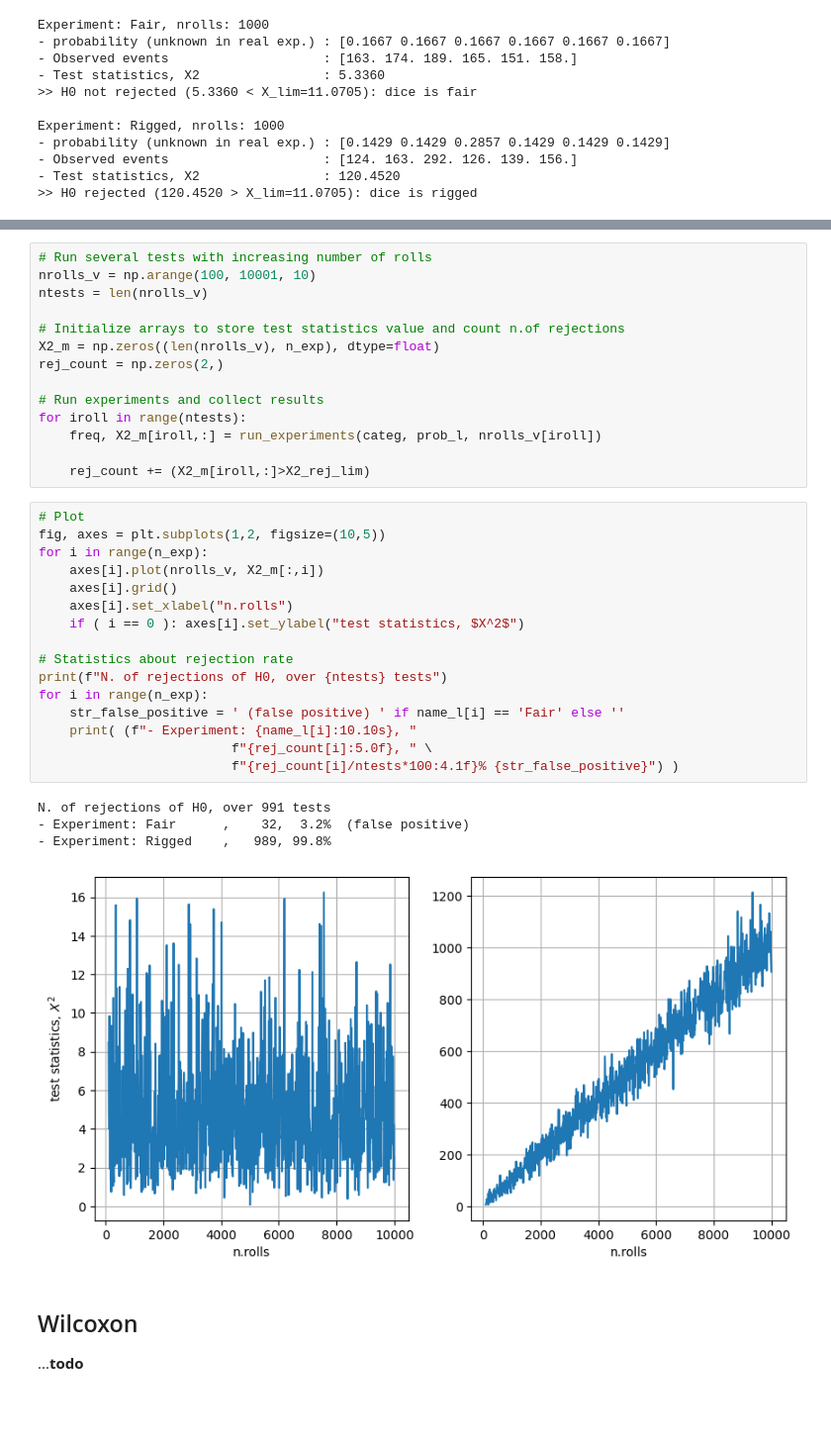
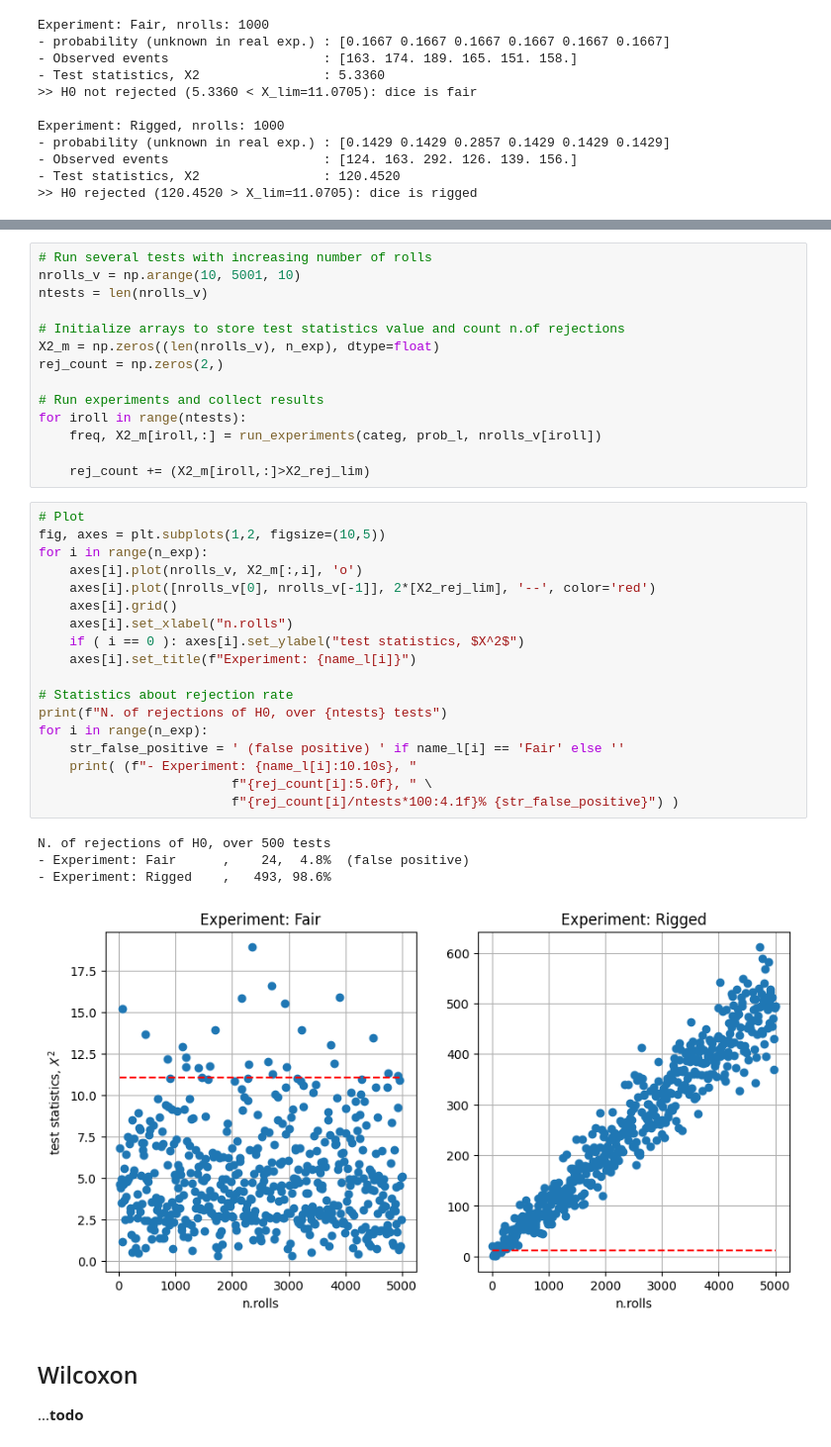
Before and after one commit to Basics2022/bbooks-programming-hs, a Jupyter notebook: _build/jupyter_execute/ch/statistics/hp-test-single.ipynb, the cells around one changed output, grey strips where cells are left out. Shown at 99% size. Cells and saved outputs as stored; diff of their text form; blank space fills up the shorter version.

Commit message:
Updates in hp-test single sample

```diff
--- a/_build/jupyter_execute/ch/statistics/hp-test-single.ipynb
+++ b/_build/jupyter_execute/ch/statistics/hp-test-single.ipynb
@@ -240,6 +271,6 @@ Experiment: Rigged, nrolls: 1000
 # %%
 # Run several tests with increasing number of rolls
-nrolls_v = np.arange(100, 10001, 10)
+nrolls_v = np.arange(10, 5001, 10)
 ntests = len(nrolls_v)
 
 # Initialize arrays to store test statistics value and count n.of rejections
@@ -254,24 +285,26 @@ for iroll in range(ntests):
 # %%
 # Plot
 fig, axes = plt.subplots(1,2, figsize=(10,5))
 for i in range(n_exp):
-    axes[i].plot(nrolls_v, X2_m[:,i])
+    axes[i].plot(nrolls_v, X2_m[:,i], 'o')
+    axes[i].plot([nrolls_v[0], nrolls_v[-1]], 2*[X2_rej_lim], '--', color='red')
     axes[i].grid()
     axes[i].set_xlabel("n.rolls")
     if ( i == 0 ): axes[i].set_ylabel("test statistics, $X^2$")
+    axes[i].set_title(f"Experiment: {name_l[i]}")
 
 # Statistics about rejection rate
 print(f"N. of rejections of H0, over {ntests} tests")
 for i in range(n_exp):
     str_false_positive = ' (false positive) ' if name_l[i] == 'Fair' else ''
     print( (f"- Experiment: {name_l[i]:10.10s}, "
                          f"{rej_count[i]:5.0f}, " \
                          f"{rej_count[i]/ntests*100:4.1f}% {str_false_positive}") )
 # %% [output]
-N. of rejections of H0, over 991 tests
-- Experiment: Fair      ,    32,  3.2%  (false positive)
-- Experiment: Rigged    ,   989, 99.8%
+N. of rejections of H0, over 500 tests
+- Experiment: Fair      ,    24,  4.8%  (false positive)
+- Experiment: Rigged    ,   493, 98.6%
-[figure, old version]
+[figure, new version]
 # %% [markdown]
 ## Wilcoxon
 
```
Also changed, not shown: parts of 5 cells of this notebook, 55 other files.
